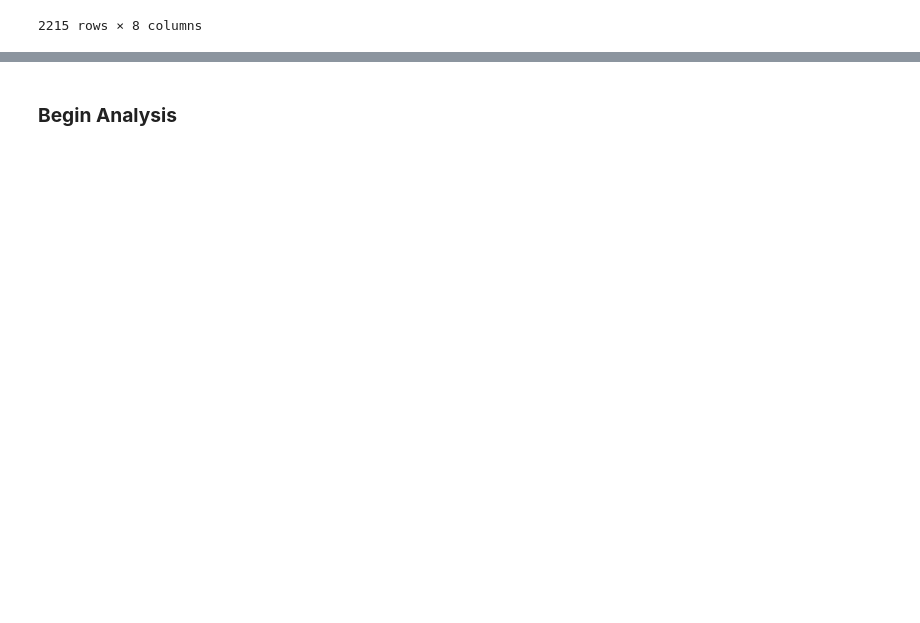
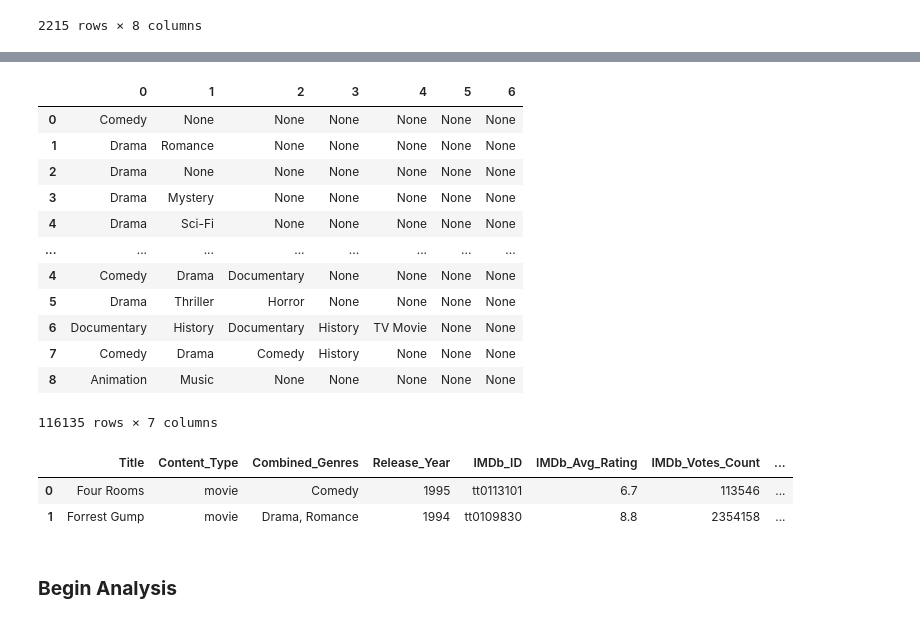
Before and after one commit to rkynhoff/Streaming_Service_Comparisons, a Jupyter notebook: STRM_SERV_COMP_V2.ipynb, the cells around one changed output, grey strips where cells are left out. Saved outputs shown, nothing was run; the diff lists cells and outputs as text; code cells hidden in the pictures; blank space fills up the shorter version.

```diff
--- a/STRM_SERV_COMP_V2.ipynb
+++ b/STRM_SERV_COMP_V2.ipynb
@@ -432,0 +409,2 @@ TypeError: 'method' object is not iterable
+# %%
+streaming_v4 = pd.concat([streaming_v3,result_df], axis = 0)
@@ -433,10 +429,28 @@ TypeError: 'method' object is not iterable
 # %%
 #Obtain max number of elements in the Genres column
-streaming_v3["Combined_Genres"].str.split(", ",expand=True)
+streaming_v4["Combined_Genres"].str.split(", ",expand=True)
+# %% [output]
+|  | 0 | 1 | 2 | 3 | 4 | 5 | 6 |
+| 0 | Comedy | None | None | None | None | None | None |
+| 1 | Drama | Romance | None | None | None | None | None |
+| 2 | Drama | None | None | None | None | None | None |
+| 3 | Drama | Mystery | None | None | None | None | None |
+| 4 | Drama | Sci-Fi | None | None | None | None | None |
+| ... | ... | ... | ... | ... | ... | ... | ... |
+| 4 | Comedy | Drama | Documentary | None | None | None | None |
+| 5 | Drama | Thriller | Horror | None | None | None | None |
+| 6 | Documentary | History | Documentary | History | TV Movie | None | None |
+| 7 | Comedy | Drama | Comedy | History | None | None | None |
+| 8 | Animation | Music | None | None | None | None | None |
+116135 rows × 7 columns
 # %%
 # Split the elements in the Genres column while creating new columns for the max number
-streaming_v3[["Genre_1","Genre_2","Genre_3","Genre_4","Genre_5","Genre_6","Genre_7"]] = streaming_v3["Combined_Genres"].str.split(',',expand=True)
+streaming_v4[["Genre_1","Genre_2","Genre_3","Genre_4","Genre_5","Genre_6","Genre_7"]] = streaming_v4["Combined_Genres"].str.split(',',expand=True)
 
-streaming_v3.head(2)
+streaming_v4.head(2)
+# %% [output]
+|  | Title | Content_Type | Combined_Genres | Release_Year | IMDb_ID | IMDb_Avg_Rating | IMDb_Votes_Count | ... |
+| 0 | Four Rooms | movie | Comedy | 1995 | tt0113101 | 6.7 | 113546 | ... |
+| 1 | Forrest Gump | movie | Drama, Romance | 1994 | tt0109830 | 8.8 | 2354158 | ... |
 # %%
 # Creating clean dataframe
```
Also changed, not shown: parts of 17 cells of this notebook, 1 other file.
